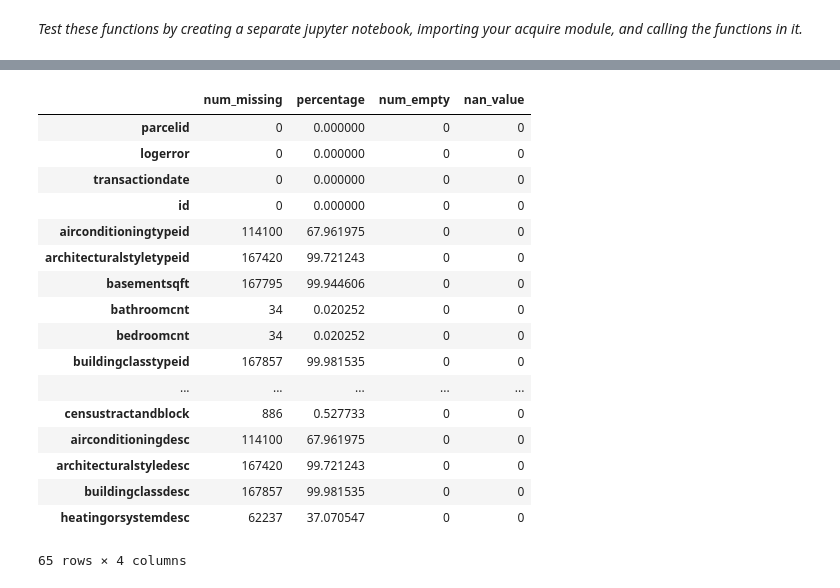
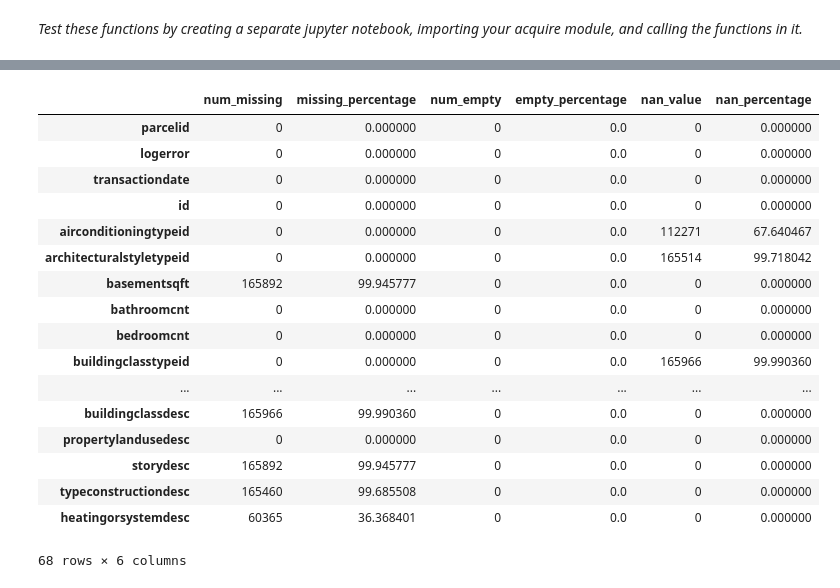
Before and after one commit to ecdedios/ds-methodologies-exercises, a Jupyter notebook: clustering/wrangle.ipynb, the cells around one changed output, grey strips where cells are left out. Saved outputs shown, nothing was run; the diff lists cells and outputs as text; code cells hidden in the pictures.

Commit message:
handle missing values

```diff
--- a/clustering/wrangle.ipynb
+++ b/clustering/wrangle.ipynb
@@ -228,0 +89,3 @@ Name: heatingorsystemdesc, dtype: int64
+# %%
+# only include properties that include a latitude and longitude value
+df = df.dropna(subset = ['latitude', 'longitude'])
@@ -228,0 +122,3 @@ Name: heatingorsystemdesc, dtype: int64
+# %%
+# include only single unit properties (e.g. no duplexes, no land/lot, ...)
+df = df.loc[(df['unitcnt'] == 1) | ((df['bathroomcnt'] >= 1) & (df['bathroomcnt'] <= 7))]
@@ -229,29 +164,37 @@ Name: heatingorsystemdesc, dtype: int64
 # %%
 def missing_values_col(df):
+    '''
+    Write or use a previously written function to return the
+    total missing values and the percent missing values by column.
+    '''
     null_count = df.isnull().sum()
     null_percentage = (null_count / df.shape[0]) * 100
     empty_count = pd.Series(((df == ' ') | (df == '')).sum())
+    empty_percentage = (empty_count / df.shape[0]) * 100
     nan_value = pd.Series(((df == 'nan') | (df == 'NaN')).sum())
-    return pd.DataFrame({'num_missing': null_count, 'percentage': null_percentage,
-                         'num_empty': empty_count, 'nan_value': nan_value})
+    nan_percentage = (nan_value / df.shape[0]) * 100
+    return pd.DataFrame({'num_missing': null_count, 'missing_percentage': null_percentage,
+                         'num_empty': empty_count, 'empty_percentage': empty_percentage,
+                         'nan_value': nan_value, 'nan_percentage': nan_percentage})
+
 
 missing_values_col(df)
 # %% [output]
-|  | num_missing | percentage | num_empty | nan_value |
-| parcelid | 0 | 0.000000 | 0 | 0 |
-| logerror | 0 | 0.000000 | 0 | 0 |
-| transactiondate | 0 | 0.000000 | 0 | 0 |
-| id | 0 | 0.000000 | 0 | 0 |
-| airconditioningtypeid | 114100 | 67.961975 | 0 | 0 |
-| architecturalstyletypeid | 167420 | 99.721243 | 0 | 0 |
-| basementsqft | 167795 | 99.944606 | 0 | 0 |
-| bathroomcnt | 34 | 0.020252 | 0 | 0 |
-| bedroomcnt | 34 | 0.020252 | 0 | 0 |
-| buildingclasstypeid | 167857 | 99.981535 | 0 | 0 |
-| ... | ... | ... | ... | ... |
-| censustractandblock | 886 | 0.527733 | 0 | 0 |
-| airconditioningdesc | 114100 | 67.961975 | 0 | 0 |
-| architecturalstyledesc | 167420 | 99.721243 | 0 | 0 |
-| buildingclassdesc | 167857 | 99.981535 | 0 | 0 |
-| heatingorsystemdesc | 62237 | 37.070547 | 0 | 0 |
+|  | num_missing | missing_percentage | num_empty | empty_percentage | nan_value | nan_percentage |
+| parcelid | 0 | 0.000000 | 0 | 0.0 | 0 | 0.000000 |
+| logerror | 0 | 0.000000 | 0 | 0.0 | 0 | 0.000000 |
+| transactiondate | 0 | 0.000000 | 0 | 0.0 | 0 | 0.000000 |
+| id | 0 | 0.000000 | 0 | 0.0 | 0 | 0.000000 |
+| airconditioningtypeid | 0 | 0.000000 | 0 | 0.0 | 112271 | 67.640467 |
+| architecturalstyletypeid | 0 | 0.000000 | 0 | 0.0 | 165514 | 99.718042 |
+| basementsqft | 165892 | 99.945777 | 0 | 0.0 | 0 | 0.000000 |
+| bathroomcnt | 0 | 0.000000 | 0 | 0.0 | 0 | 0.000000 |
+| bedroomcnt | 0 | 0.000000 | 0 | 0.0 | 0 | 0.000000 |
+| buildingclasstypeid | 0 | 0.000000 | 0 | 0.0 | 165966 | 99.990360 |
+| ... | ... | ... | ... | ... | ... | ... |
+| buildingclassdesc | 165966 | 99.990360 | 0 | 0.0 | 0 | 0.000000 |
+| propertylandusedesc | 0 | 0.000000 | 0 | 0.0 | 0 | 0.000000 |
+| storydesc | 165892 | 99.945777 | 0 | 0.0 | 0 | 0.000000 |
+| typeconstructiondesc | 165460 | 99.685508 | 0 | 0.0 | 0 | 0.000000 |
+| heatingorsystemdesc | 60365 | 36.368401 | 0 | 0.0 | 0 | 0.000000 |
-65 rows × 4 columns
+68 rows × 6 columns
```
Also changed, not shown: parts of 45 cells of this notebook, 2 other files.
